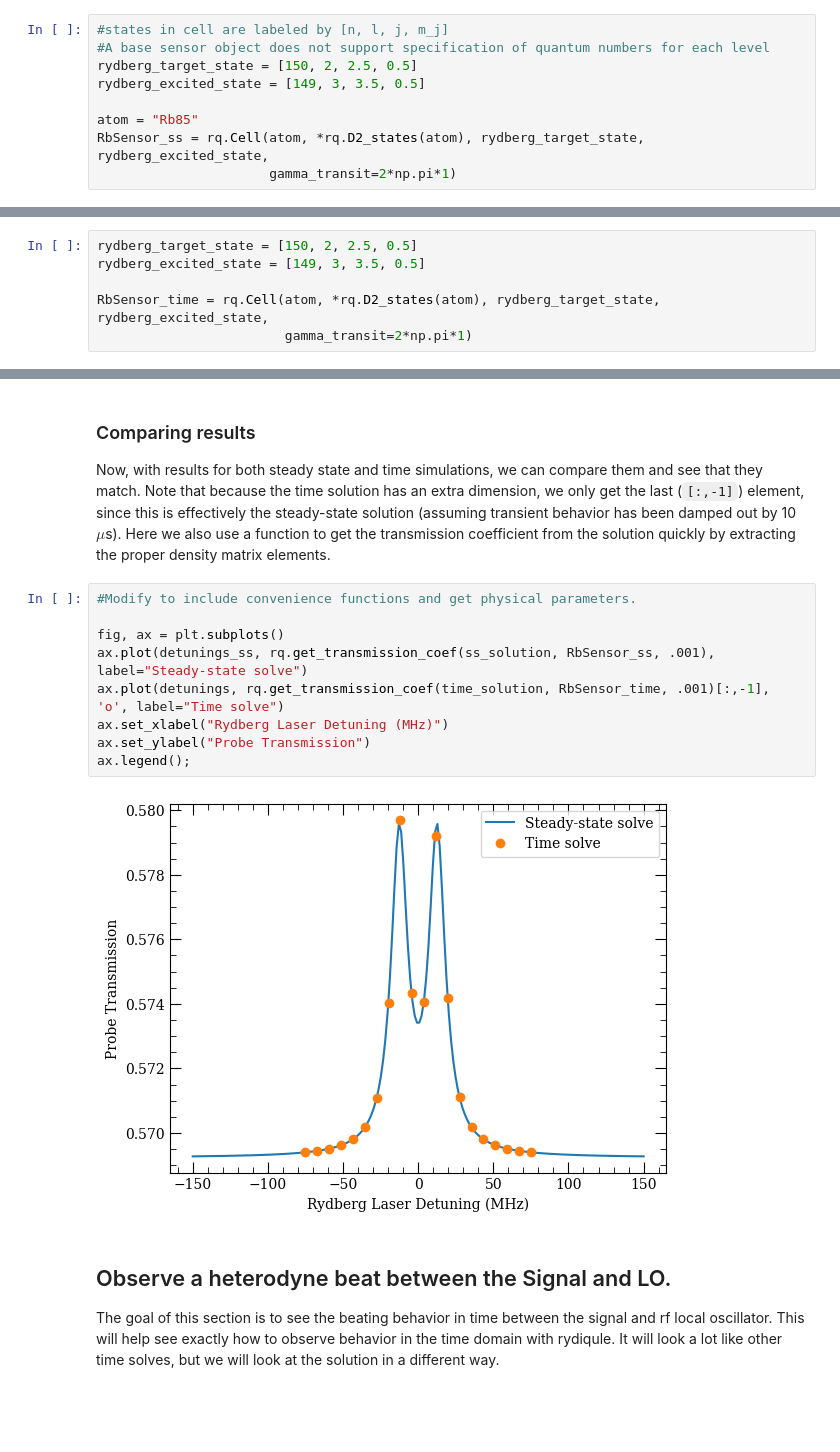
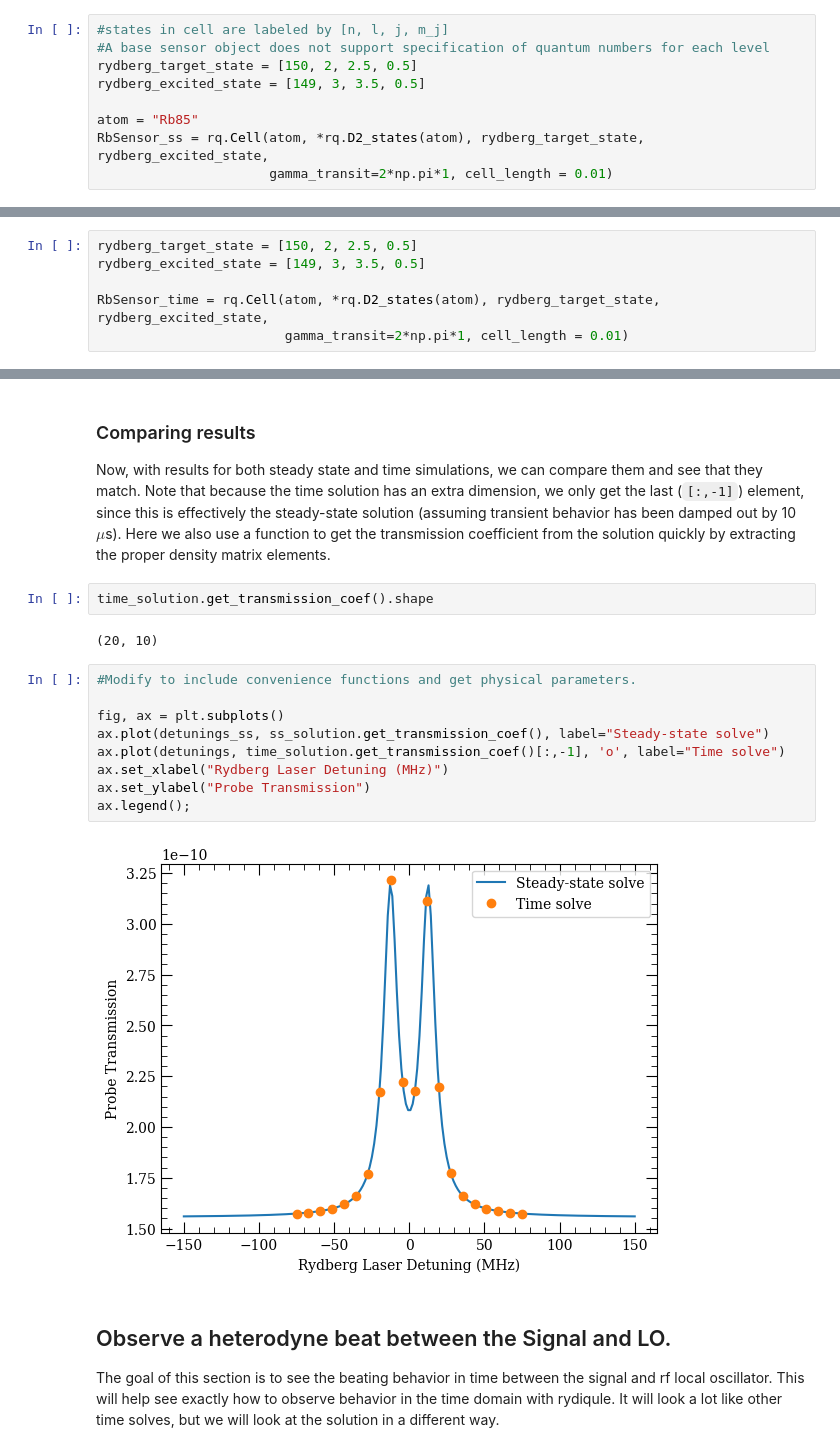
Before and after one commit to QTC-UMD/rydiqule, a Jupyter notebook: examples/RF_heterodyne_example.ipynb, the cells around one changed output, grey strips where cells are left out. Cells and saved outputs as stored; diff of their text form; blank space fills up the shorter version.

```diff
--- a/examples/RF_heterodyne_example.ipynb
+++ b/examples/RF_heterodyne_example.ipynb
@@ -45,7 +45,7 @@ rydberg_excited_state = [149, 3, 3.5, 0.5]
 
 atom = "Rb85"
 RbSensor_ss = rq.Cell(atom, *rq.D2_states(atom), rydberg_target_state, rydberg_excited_state,
-                      gamma_transit=2*np.pi*1)
+                      gamma_transit=2*np.pi*1, cell_length = 0.01)
 # %% [markdown]
 #### Define Transitions
 Transitions are defined as dictionaries in a `Cell` in the same way as they are in a bas `Sensor`. For the steady-state case, nothing changes. For this example, will observer the response of the system over a series of 200 blue laser detunings.
@@ -75,7 +75,7 @@ rydberg_target_state = [150, 2, 2.5, 0.5]
 rydberg_excited_state = [149, 3, 3.5, 0.5]
 
 RbSensor_time = rq.Cell(atom, *rq.D2_states(atom), rydberg_target_state, rydberg_excited_state,
-                        gamma_transit=2*np.pi*1)
+                        gamma_transit=2*np.pi*1, cell_length = 0.01)
 # %% [markdown]
 #### Define Couplings
 # %%
@@ -121,17 +121,21 @@ RbSensor_time.couplings.edges[2,3]
 # %% [markdown]
 ### Comparing results
 Now, with results for both steady state and time simulations, we can compare them and see that they match. Note that because the time solution has an extra dimension, we only get the last (`[:,-1]`) element, since this is effectively the steady-state solution (assuming transient behavior has been damped out by 10 $\mu$s). Here we also use a function to get the transmission coefficient from the solution quickly by extracting the proper density matrix elements.
+# %%
+time_solution.get_transmission_coef().shape
+# %% [output]
+(20, 10)
 # %%
 #Modify to include convenience functions and get physical parameters.
 
 fig, ax = plt.subplots()
-ax.plot(detunings_ss, rq.get_transmission_coef(ss_solution, RbSensor_ss, .001), label="Steady-state solve")
-ax.plot(detunings, rq.get_transmission_coef(time_solution, RbSensor_time, .001)[:,-1], 'o', label="Time solve")
+ax.plot(detunings_ss, ss_solution.get_transmission_coef(), label="Steady-state solve")
+ax.plot(detunings, time_solution.get_transmission_coef()[:,-1], 'o', label="Time solve")
 ax.set_xlabel("Rydberg Laser Detuning (MHz)")
 ax.set_ylabel("Probe Transmission")
 ax.legend();
 # %% [output]
-[figure, old version]
+[figure, new version]
 # %% [markdown]
 ## Observe a heterodyne beat between the Signal and LO.
 The goal of this section is to see the beating behavior in time between the signal and rf local oscillator. This will help see exactly how to observe behavior in the time domain with rydiqule. It will look a lot like other time solves, but we will look at the solution in a different way.
```
Also changed, not shown: parts of 7 cells of this notebook, 47 other files.
